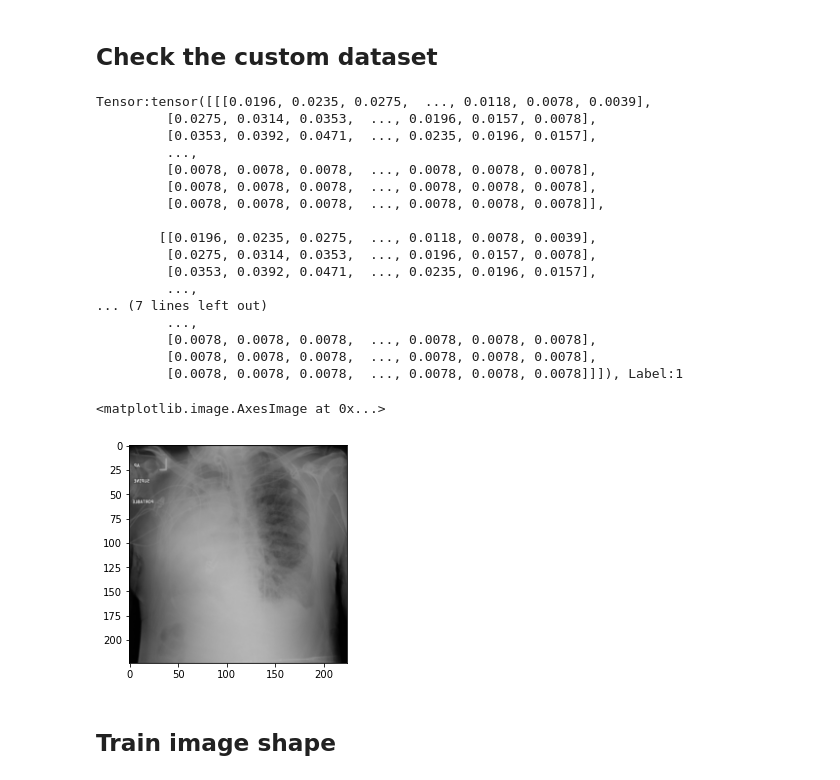
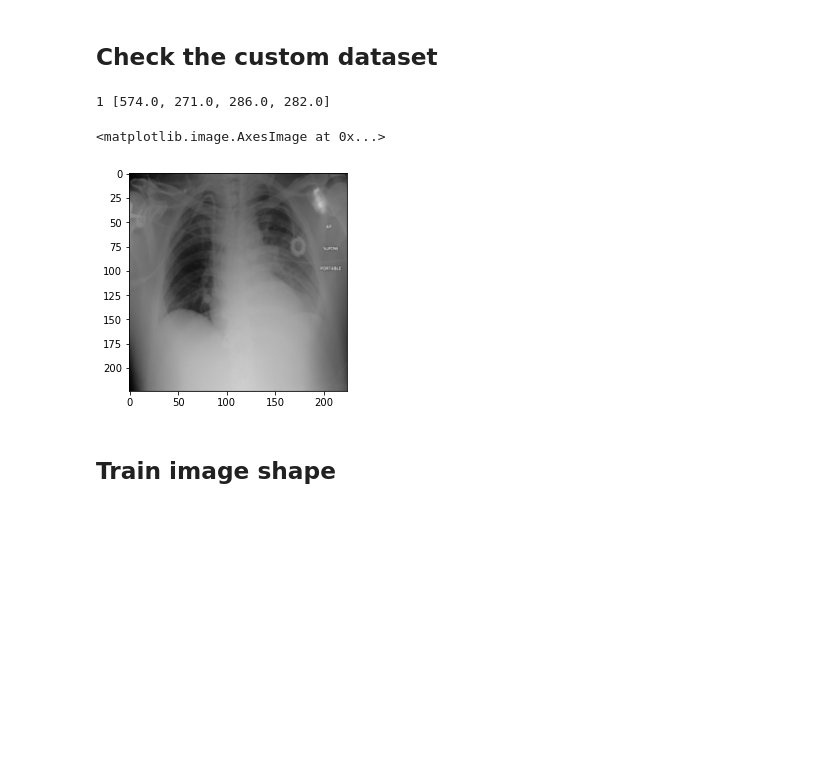
Before and after one commit to n-akram/SafeML, a Jupyter notebook: Implementation_in_Python/Examples/PneumoniaDetection/PneumoniaDetection.ipynb, the cells around one changed output. Saved outputs shown, nothing was run; the diff lists cells and outputs as text; code cells hidden in the pictures; blank space fills up the shorter version.

```diff
--- a/Implementation_in_Python/Examples/PneumoniaDetection/PneumoniaDetection.ipynb
+++ b/Implementation_in_Python/Examples/PneumoniaDetection/PneumoniaDetection.ipynb
@@ -27,9 +27,11 @@ from torch.utils import data
 # %%
 label_data = pd.read_csv('rsna-pneumonia-detection-challenge/stage_2_train_labels.csv')
 columns = ['patientId', 'Target']
+all_data = label_data
 
 label_data = label_data.filter(columns)
 label_data.head(5)
+#print(all_data)
 # %% [output]
 |  | patientId | Target |
 | 0 | 0004cfab-14fd-4e49-80ba-63a80b6bddd6 | 0 |
@@ -115,7 +117,14 @@ class Dataset(data.Dataset):
         if self.transform is not None:
             image = self.transform(image)
 
-        return image, label
+
+        name = self.paths[index].split("/")[-1]
+        GH = all_data['patientId']==name
+        FIL = all_data[GH]
+        #print("From the datset loader, name", name)
+        box = [FIL['x'].values[0], FIL['y'].values[0], FIL['width'].values[0], FIL['height'].values[0]]
+
+        return image, label, box
 
     def __len__(self):
 
@@ -125,30 +134,16 @@ class Dataset(data.Dataset):
 # %%
 train_dataset = Dataset(train_paths, train_labels, transform=transform)
 image = iter(train_dataset)
-img, label = next(image)
-print(f'Tensor:{img}, Label:{label}')
+#print(train_dataset.paths)
+img, label, box = next(image)
+print(label, box)
+#print(f'Tensor:{img}, Label:{label}')
 img = np.transpose(img, (1, 2, 0))
 plt.imshow(img)
 # %% [output]
-Tensor:tensor([[[0.0196, 0.0235, 0.0275,  ..., 0.0118, 0.0078, 0.0039],
-         [0.0275, 0.0314, 0.0353,  ..., 0.0196, 0.0157, 0.0078],
-         [0.0353, 0.0392, 0.0471,  ..., 0.0235, 0.0196, 0.0157],
-         ...,
-         [0.0078, 0.0078, 0.0078,  ..., 0.0078, 0.0078, 0.0078],
-         [0.0078, 0.0078, 0.0078,  ..., 0.0078, 0.0078, 0.0078],
-         [0.0078, 0.0078, 0.0078,  ..., 0.0078, 0.0078, 0.0078]],
-
-        [[0.0196, 0.0235, 0.0275,  ..., 0.0118, 0.0078, 0.0039],
-         [0.0275, 0.0314, 0.0353,  ..., 0.0196, 0.0157, 0.0078],
-         [0.0353, 0.0392, 0.0471,  ..., 0.0235, 0.0196, 0.0157],
-         ...,
-... (7 lines left out)
-         ...,
-         [0.0078, 0.0078, 0.0078,  ..., 0.0078, 0.0078, 0.0078],
-         [0.0078, 0.0078, 0.0078,  ..., 0.0078, 0.0078, 0.0078],
-         [0.0078, 0.0078, 0.0078,  ..., 0.0078, 0.0078, 0.0078]]]), Label:1
+1 [574.0, 271.0, 286.0, 282.0]
 <matplotlib.image.AxesImage at 0x...>
-[figure, old version]
+[figure, new version]
 # %% [markdown]
 ## Train image shape
 # %%
```
Also changed, not shown: parts of 14 cells of this notebook.
